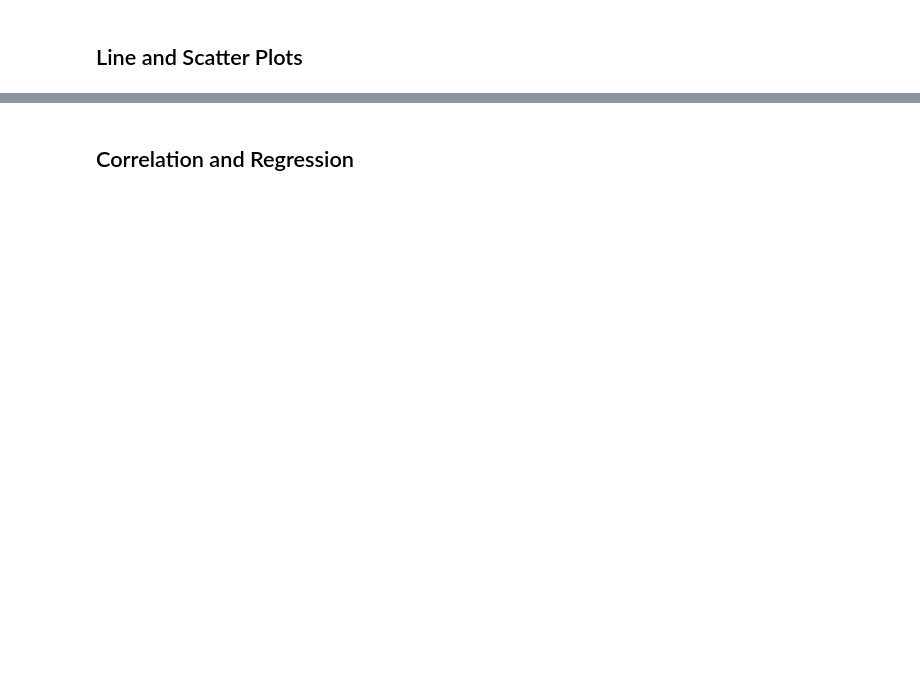
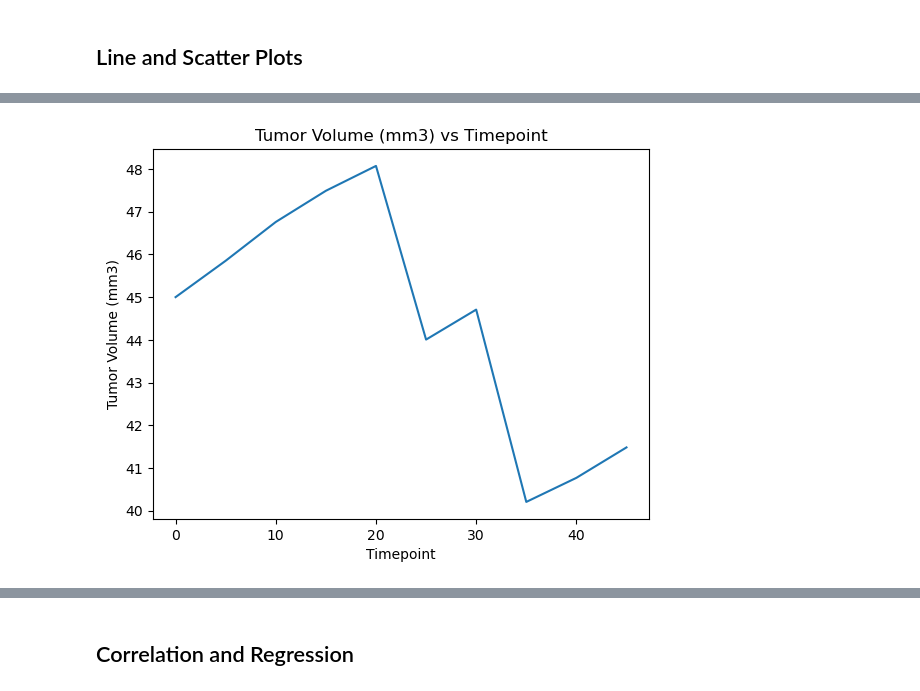
Before and after one commit to schr0841/Pymaceuticals, a Jupyter notebook: pymaceuticals.ipynb, the cells around one changed output, grey strips where cells are left out. Saved outputs shown, nothing was run; the diff lists cells and outputs as text; code cells hidden in the pictures; blank space fills up the shorter version.

```diff
--- a/pymaceuticals.ipynb
+++ b/pymaceuticals.ipynb
@@ -236,0 +374,13 @@ Ceftamin's potential outliers: Series([], Name: Tumor Volume (mm3), dtype: float
+# %%
+# Generate a line plot of tumor volume vs. time point for a single mouse treated with Capomulin
+cap=clean_df[clean_df['Drug Regimen']=='Capomulin']
+mouse_df=cap[cap['Mouse ID']=='l509']
+mouse_df.index=[0,5,10,15,20,25,30,35,40,45]
+#print(mouse_df['Tumor Volume (mm3)'])
+plt.plot( mouse_df['Tumor Volume (mm3)'])
+plt.title("Tumor Volume (mm3) vs Timepoint")
+plt.ylabel("Tumor Volume (mm3)")
+plt.xlabel("Timepoint")
+plt.show()
+# %% [output]
+[figure, added]
```
Also changed, not shown: parts of 14 cells of this notebook.
